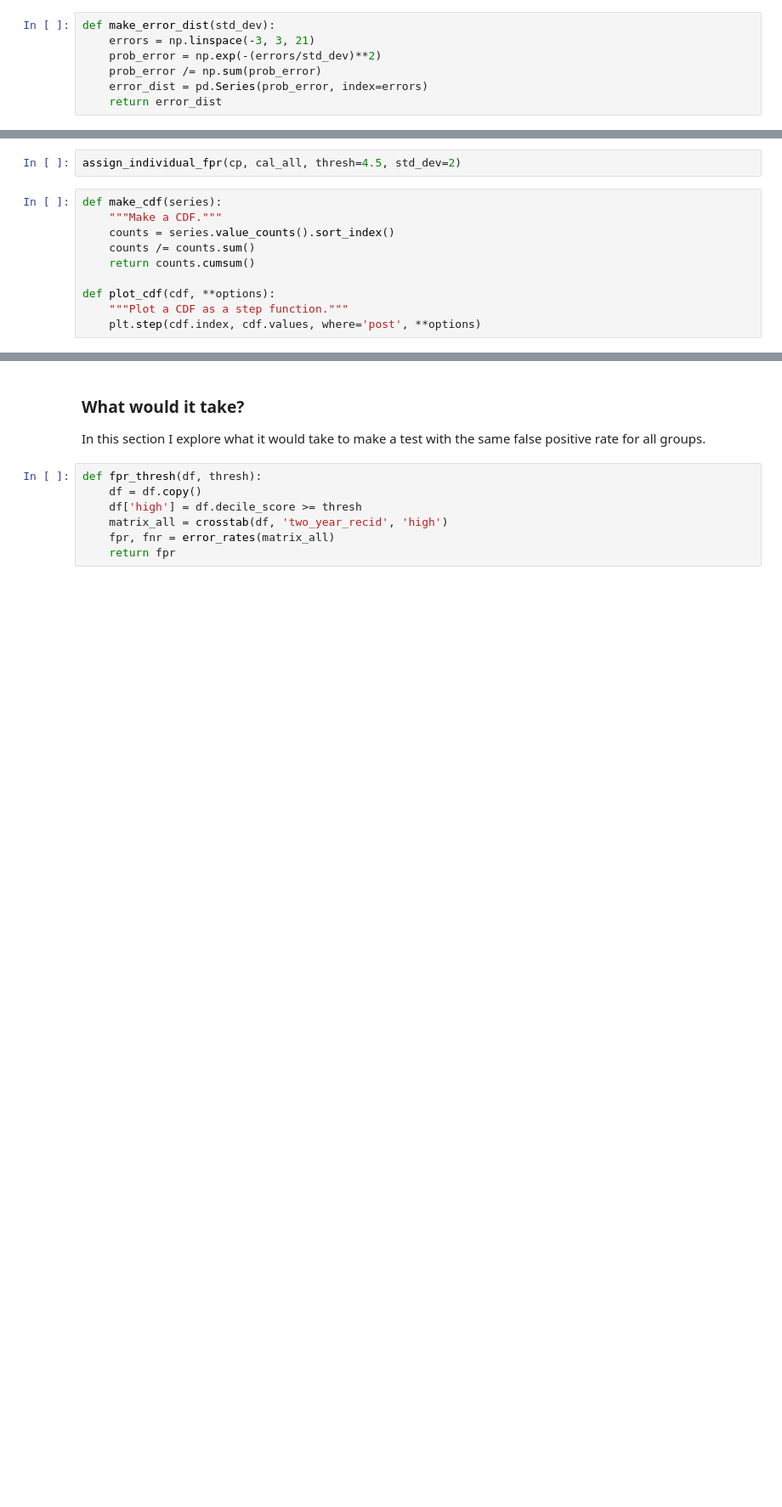
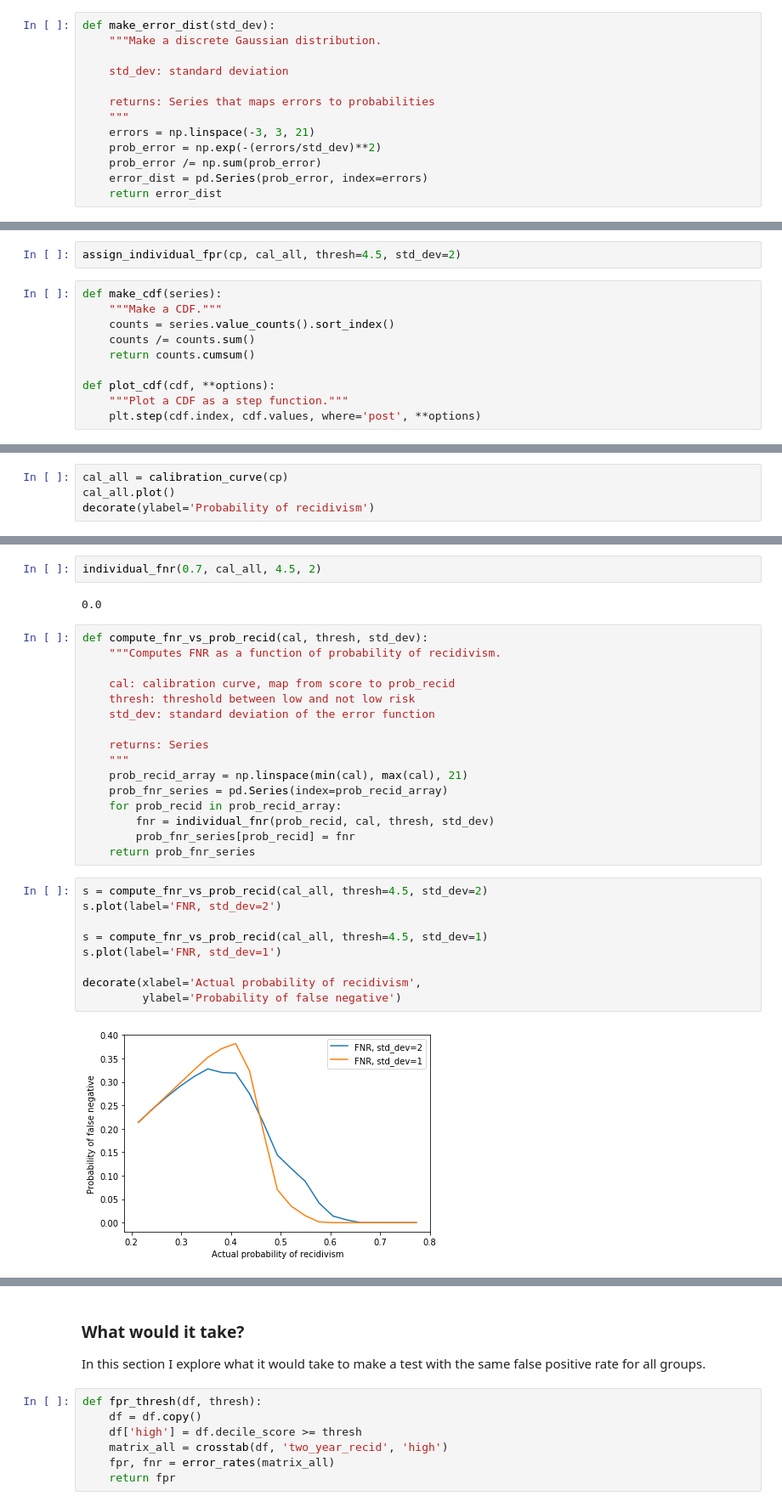
Before and after one commit to AllenDowney/ProbablyOverthinkingIt2, a Jupyter notebook: fair_test.ipynb, the cells around one changed output, grey strips where cells are left out. Shown at 85% size. Drawn from its saved outputs; the diff is of its cells as text; blank space fills up the shorter version.

```diff
--- a/fair_test.ipynb
+++ b/fair_test.ipynb
@@ -1166,6 +1184,12 @@ interpolate(cal_all, 9)
 array(0.6988189)
 # %%
 def make_error_dist(std_dev):
+    """Make a discrete Gaussian distribution.
+
+    std_dev: standard deviation
+
+    returns: Series that maps errors to probabilities
+    """
     errors = np.linspace(-3, 3, 21)
     prob_error = np.exp(-(errors/std_dev)**2)
     prob_error /= np.sum(prob_error)
@@ -1399,0 +1470,4 @@ cp.ifpr.mean(), black.ifpr.mean(), white.ifpr.mean()
+# %%
+cal_all = calibration_curve(cp)
+cal_all.plot()
+decorate(ylabel='Probability of recidivism')
@@ -1399,0 +1517,31 @@ cp.ifpr.mean(), black.ifpr.mean(), white.ifpr.mean()
+# %%
+individual_fnr(0.7, cal_all, 4.5, 2)
+# %% [output]
+0.0
+# %%
+def compute_fnr_vs_prob_recid(cal, thresh, std_dev):
+    """Computes FNR as a function of probability of recidivism.
+
+    cal: calibration curve, map from score to prob_recid
+    thresh: threshold between low and not low risk
+    std_dev: standard deviation of the error function
+
+    returns: Series
+    """
+    prob_recid_array = np.linspace(min(cal), max(cal), 21)
+    prob_fnr_series = pd.Series(index=prob_recid_array)
+    for prob_recid in prob_recid_array:
+        fnr = individual_fnr(prob_recid, cal, thresh, std_dev)
+        prob_fnr_series[prob_recid] = fnr
+    return prob_fnr_series
+# %%
+s = compute_fnr_vs_prob_recid(cal_all, thresh=4.5, std_dev=2)
+s.plot(label='FNR, std_dev=2')
+
+s = compute_fnr_vs_prob_recid(cal_all, thresh=4.5, std_dev=1)
+s.plot(label='FNR, std_dev=1')
+
+decorate(xlabel='Actual probability of recidivism',
+         ylabel='Probability of false negative')
+# %% [output]
+[figure, added]
```
Also changed, not shown: parts of 47 cells of this notebook.
